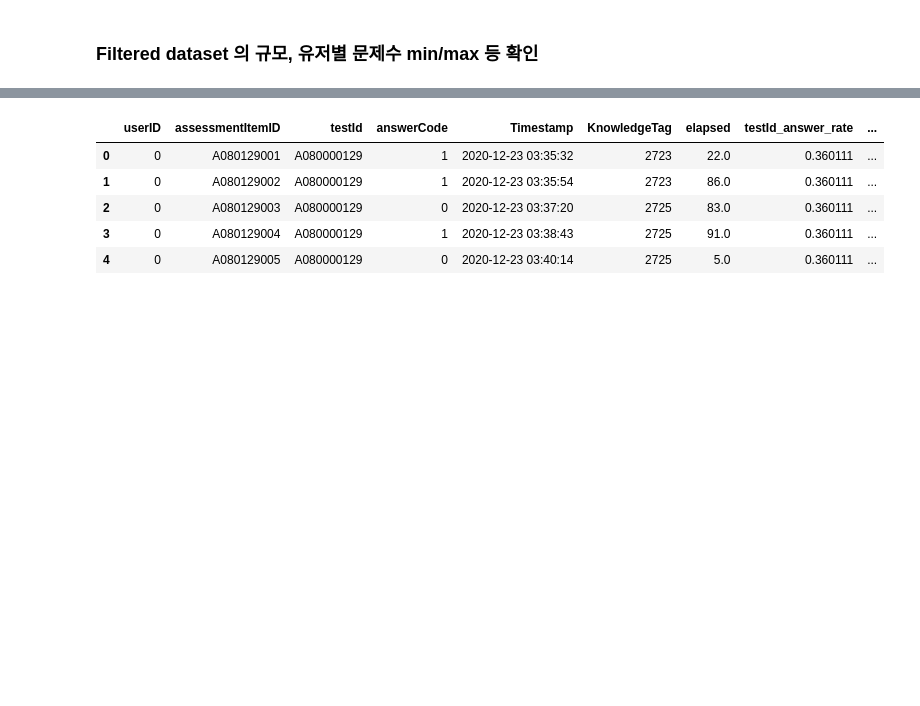
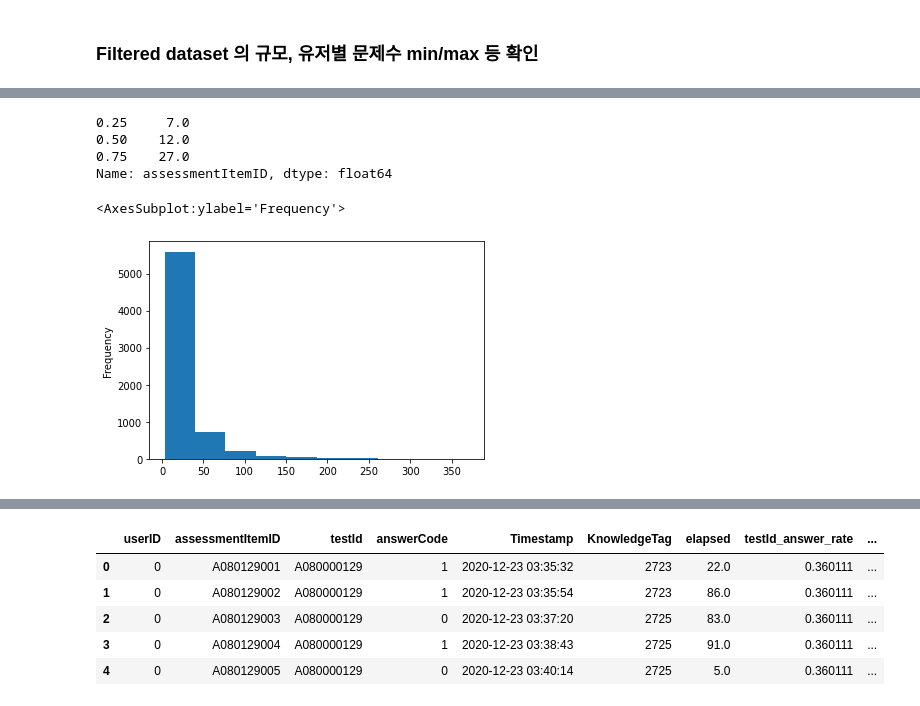
Before and after one commit to bcaitech1/p4-dkt-lastffang, a Jupyter notebook: jupyter/tag-group.ipynb, the cells around one changed output, grey strips where cells are left out. Saved outputs shown, nothing was run; the diff lists cells and outputs as text; code cells hidden in the pictures; blank space fills up the shorter version.

```diff
--- a/jupyter/tag-group.ipynb
+++ b/jupyter/tag-group.ipynb
@@ -483,6 +501,18 @@ train_filtered_user_gb.head()
 | 2 | 14 |
 | 5 | 50 |
 | 6 | 10 |
+# %%
+train_filtered_user_gb['assessmentItemID'].quantile([0.25,0.5,0.75])
+# %% [output]
+0.25     7.0
+0.50    12.0
+0.75    27.0
+Name: assessmentItemID, dtype: float64
+# %%
+train_filtered_user_gb['assessmentItemID'].plot.hist()
+# %% [output]
+<AxesSubplot:ylabel='Frequency'>
+[figure, added]
 # %%
 test_filtered_user_gb = filtered_test_df.groupby('userID').agg({
     'assessmentItemID': 'count'
```
Also changed, not shown: parts of 14 cells of this notebook.
